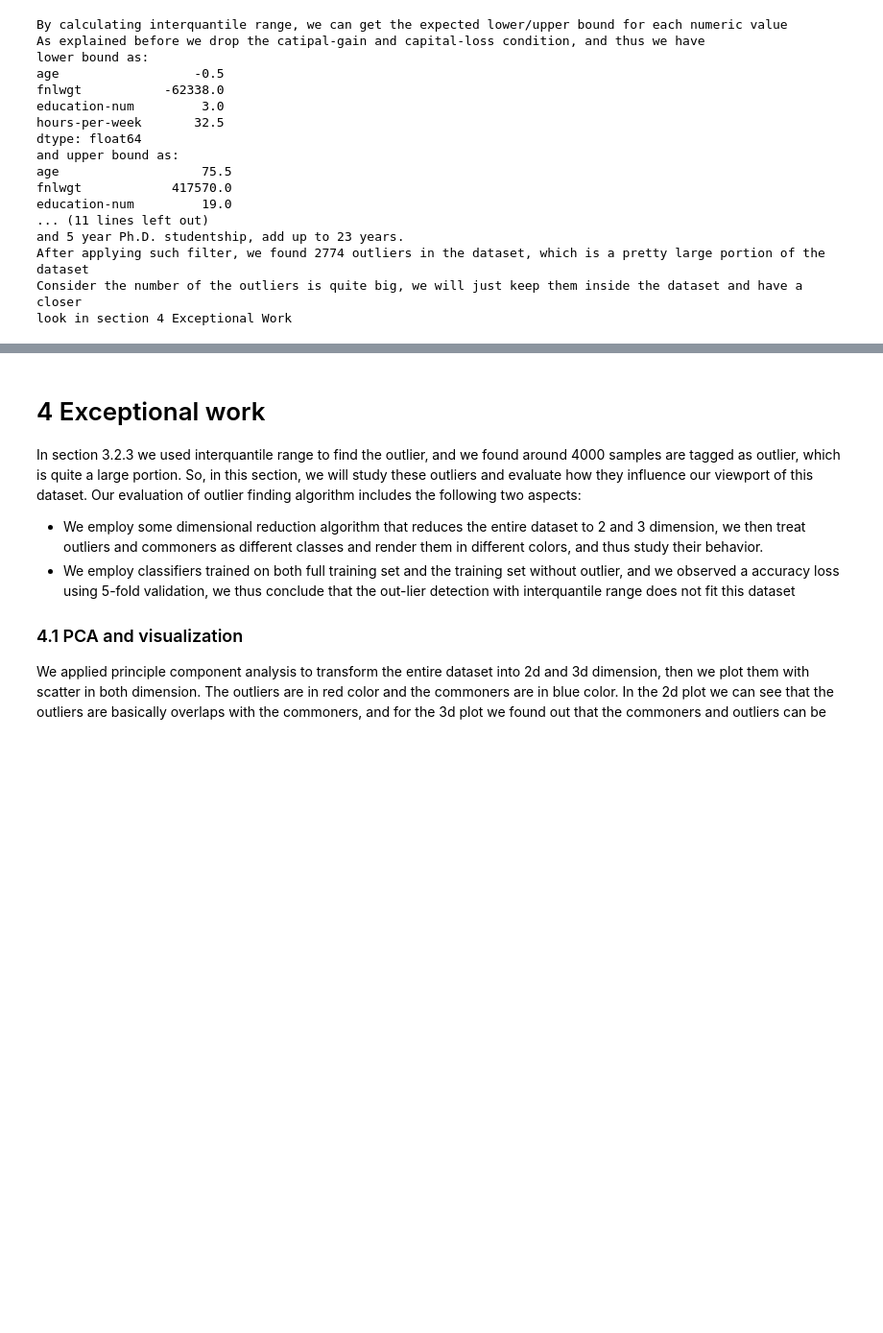
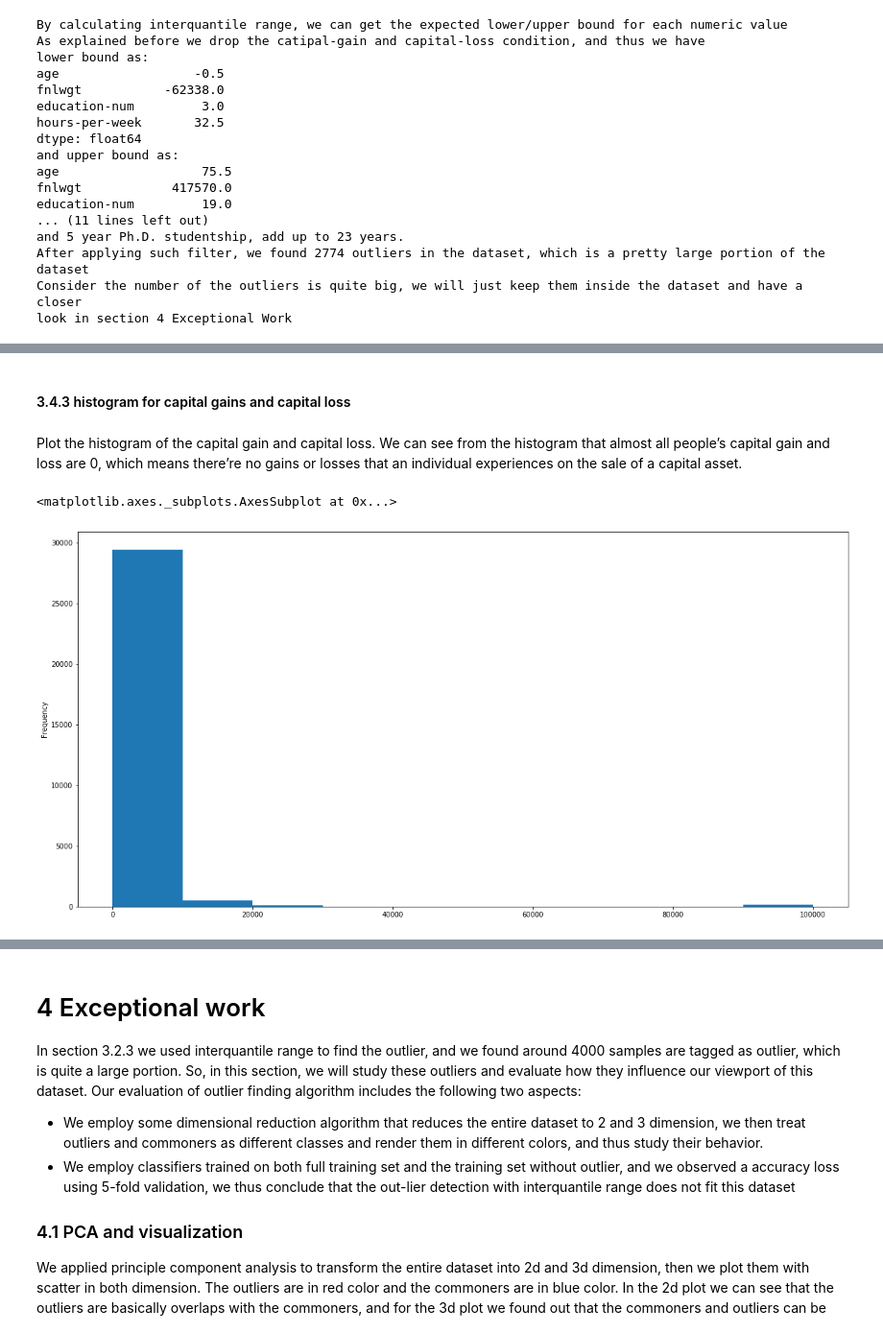
Before and after one commit to QiS9596/5243ExploratoryDataAnalysis, a Jupyter notebook: scripts/Lab1.ipynb, the cells around one changed output, grey strips where cells are left out. Shown at 96% size. Cells and saved outputs as stored; diff of their text form; code cells hidden in the pictures; blank space fills up the shorter version.

```diff
--- a/scripts/Lab1.ipynb
+++ b/scripts/Lab1.ipynb
@@ -314,0 +221,10 @@ adult['native-country'].value_counts()
+# %% [markdown]
+#### 3.4.3 histogram for capital gains and capital loss
+# %% [markdown]
+Plot the histogram of the capital gain and capital loss. We can see from the histogram that almost all people’s capital gain and loss are 0, which means there’re no gains or losses that an individual experiences on the sale of a capital asset.
+# %%
+gain_counts = adult['capital-gain']
+gain_counts.plot.hist()
+# %% [output]
+<matplotlib.axes._subplots.AxesSubplot at 0x...>
+[figure, added]
```
Also changed, not shown: parts of 42 cells of this notebook, 3 other files.
